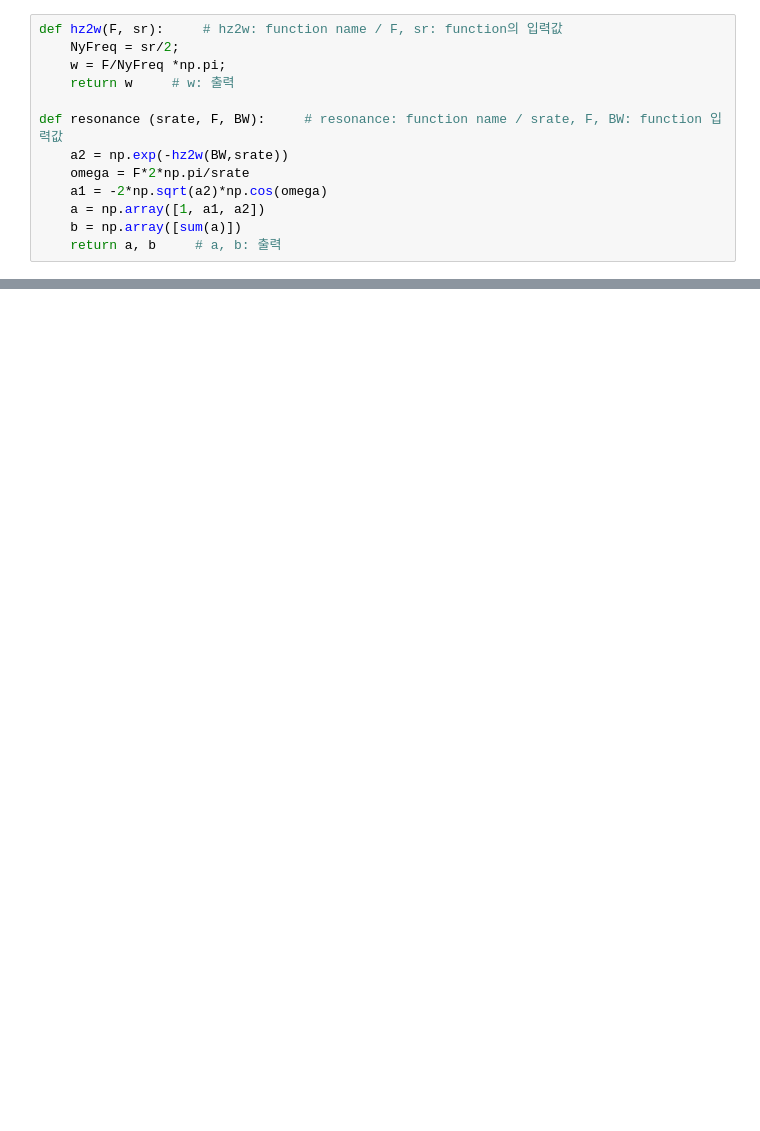
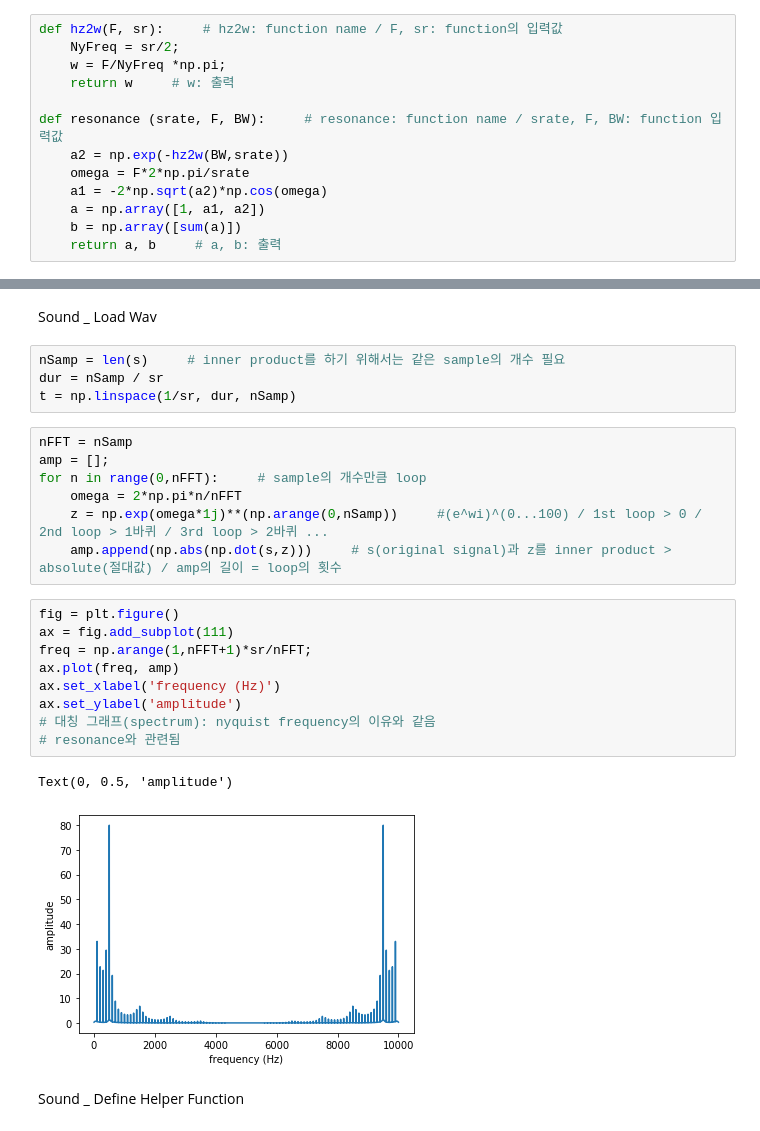
Before and after one commit to jinyoung821/class2019Fall, a Jupyter notebook: English Phonology.ipynb, the cells around one changed output, grey strips where cells are left out. Drawn from its saved outputs; the diff is of its cells as text; blank space fills up the shorter version.

```diff
--- a/English Phonology.ipynb
+++ b/English Phonology.ipynb
@@ -921,3 +921,30 @@ s = lfilter(np.array([1, -1]), np.array([1]), s)
 ipd.Audio(s, rate=sr)     # 입술이 있는 상태
 # %% [output]
 [interactive output not drawn]
+# %% [markdown]
+Sound _ Load Wav
+# %%
+nSamp = len(s)     # inner product를 하기 위해서는 같은 sample의 개수 필요
+dur = nSamp / sr
+t = np.linspace(1/sr, dur, nSamp)
+# %%
+nFFT = nSamp
+amp = [];
+for n in range(0,nFFT):     # sample의 개수만큼 loop
+    omega = 2*np.pi*n/nFFT
+    z = np.exp(omega*1j)**(np.arange(0,nSamp))     #(e^wi)^(0...100) / 1st loop > 0 / 2nd loop > 1바퀴 / 3rd loop > 2바퀴 ...
+    amp.append(np.abs(np.dot(s,z)))     # s(original signal)과 z를 inner product > absolute(절대값) / amp의 길이 = loop의 횟수
+# %%
+fig = plt.figure()
+ax = fig.add_subplot(111)
+freq = np.arange(1,nFFT+1)*sr/nFFT;
+ax.plot(freq, amp)
+ax.set_xlabel('frequency (Hz)')
+ax.set_ylabel('amplitude')
+# 대칭 그래프(spectrum): nyquist frequency의 이유와 같음
+# resonance와 관련됨
+# %% [output]
+Text(0, 0.5, 'amplitude')
+[figure, added]
+# %% [markdown]
+Sound _ Define Helper Function
```
Also changed, not shown: parts of 13 cells of this notebook, 1 other file.
